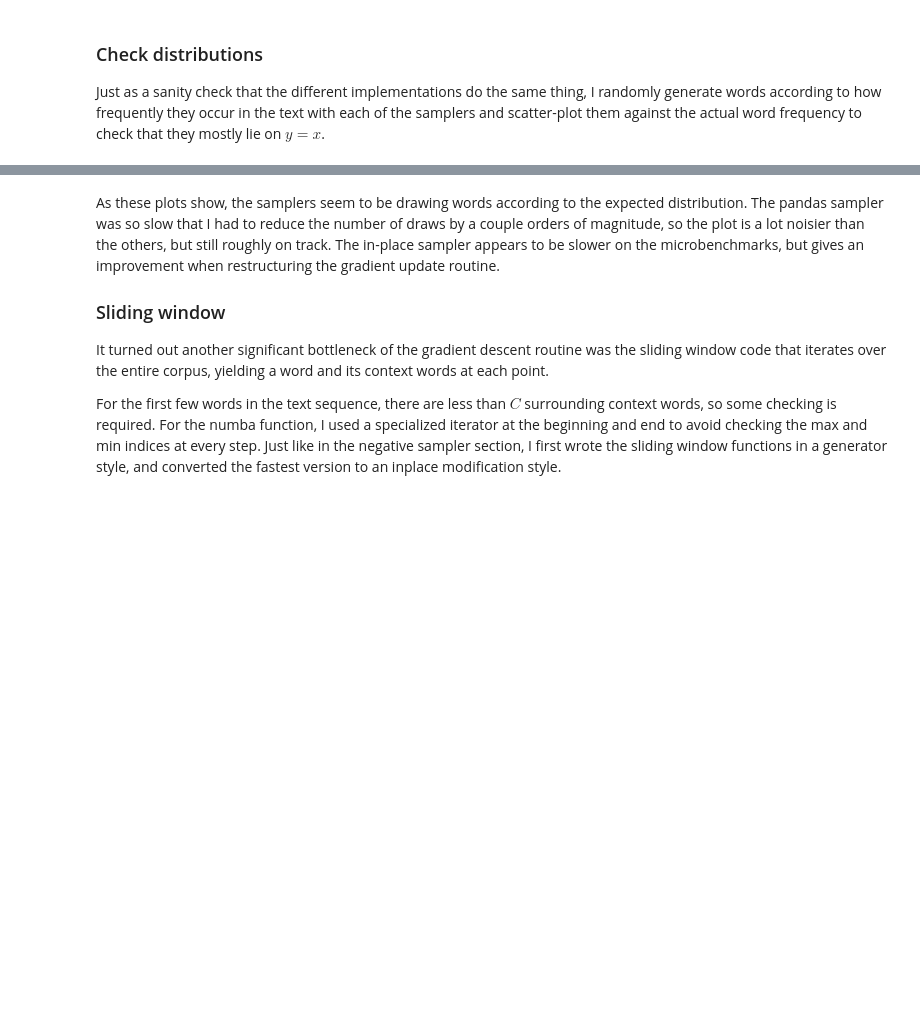
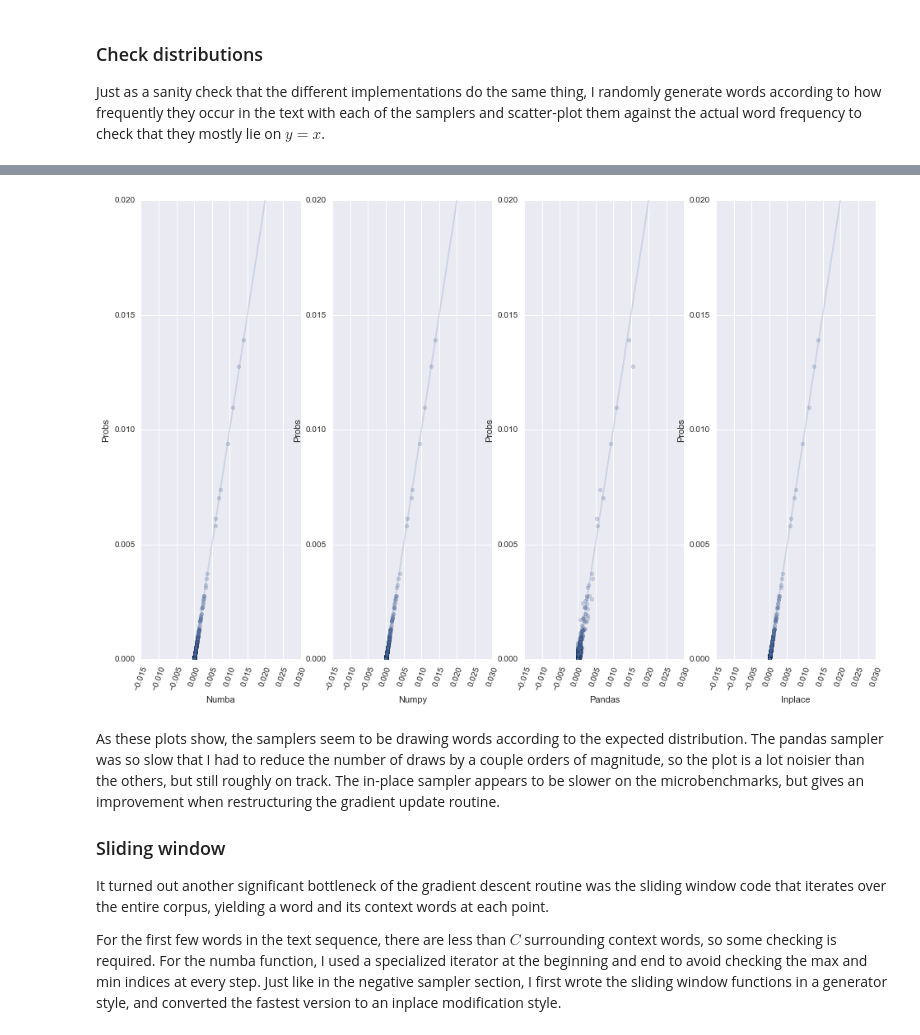
Before and after one commit to wcbeard/word2vec, a Jupyter notebook: wordvecs.ipynb, the cells around one changed output, grey strips where cells are left out. Drawn from its saved outputs; the diff is of its cells as text; code cells hidden in the pictures; blank space fills up the shorter version.

```diff
--- a/wordvecs.ipynb
+++ b/wordvecs.ipynb
@@ -405,17 +424,20 @@ probs['Probs'] = ug.Prob / ug.Prob.sum()
 # %%
 def plot_dist(xcol=None, subplt=None):
     plt.subplot(subplt)
     probs.plot(x=xcol, y='Probs', ax=plt.gca(), kind='scatter', alpha=.25)
     _, xi = plt.xlim(None)
     _, yi = plt.ylim(0, None)
     end = min(xi, yi)
     plt.plot([0, end], [0, end], alpha=.2)
+    plt.xticks(rotation=70)
 
 plt.figure(figsize=(16, 10))
 plot_dist(xcol='Numba', subplt=141)
 plot_dist(xcol='Numpy', subplt=142)
 plot_dist(xcol='Pandas', subplt=143)
 plot_dist(xcol='Inplace', subplt=144)
+# %% [output]
+[figure, added]
 # %%
 del smtok, le
 # %% [markdown]
```
Also changed, not shown: parts of 49 cells of this notebook, 8 other files.
